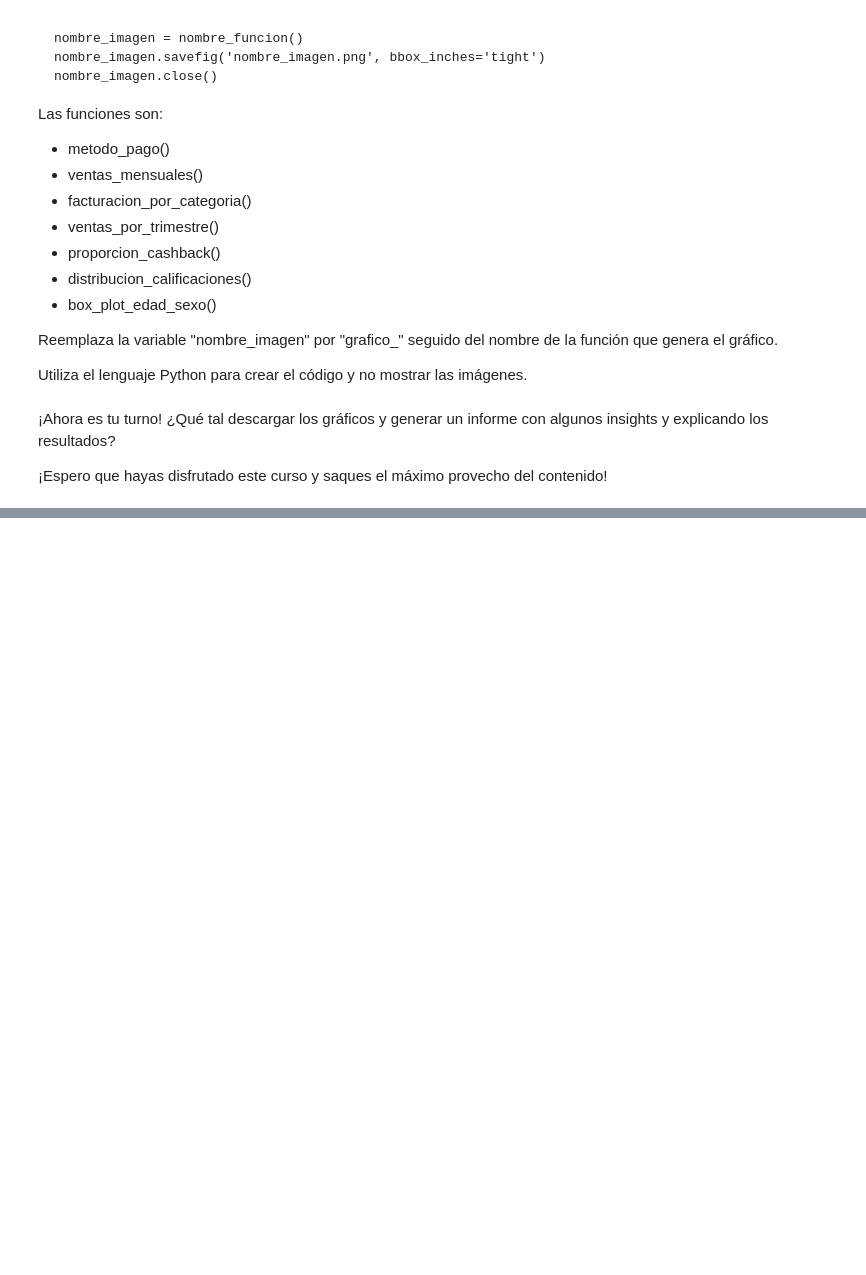
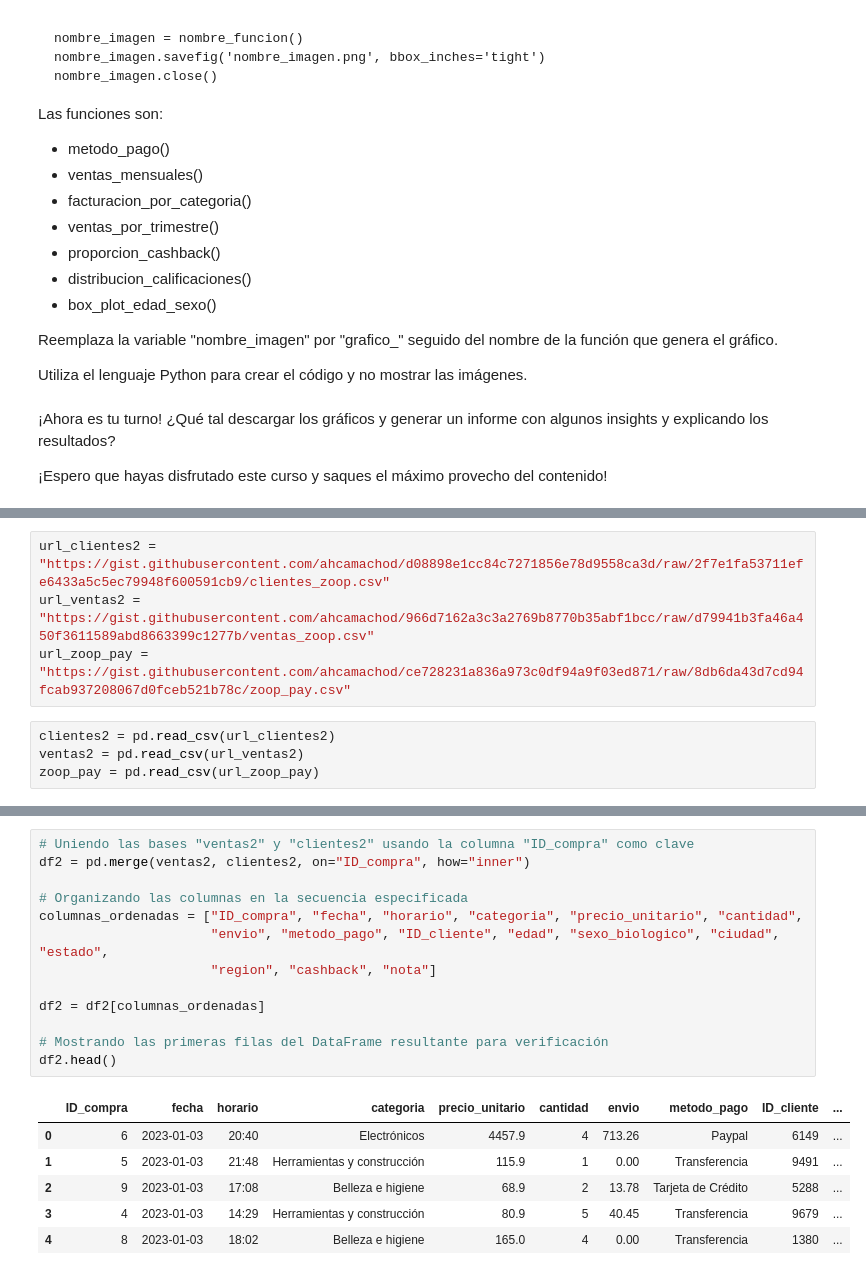
Before and after one commit to Daimond92/python_data_science, a Jupyter notebook: IA_aplicada_a_ciencia_de_datos.ipynb, the cells around one changed output, grey strips where cells are left out. Drawn from its saved outputs; the diff is of its cells as text; blank space fills up the shorter version.

```diff
--- a/IA_aplicada_a_ciencia_de_datos.ipynb
+++ b/IA_aplicada_a_ciencia_de_datos.ipynb
@@ -877,0 +1372,8 @@ Utiliza el lenguaje Python para crear el código y no mostrar las imágenes.
+# %%
+url_clientes2 = "https://gist.githubusercontent.com/ahcamachod/d08898e1cc84c7271856e78d9558ca3d/raw/2f7e1fa53711efe6433a5c5ec79948f600591cb9/clientes_zoop.csv"
+url_ventas2 = "https://gist.githubusercontent.com/ahcamachod/966d7162a3c3a2769b8770b35abf1bcc/raw/d79941b3fa46a450f3611589abd8663399c1277b/ventas_zoop.csv"
+url_zoop_pay = "https://gist.githubusercontent.com/ahcamachod/ce728231a836a973c0df94a9f03ed871/raw/8db6da43d7cd94fcab937208067d0fceb521b78c/zoop_pay.csv"
+# %%
+clientes2 = pd.read_csv(url_clientes2)
+ventas2 = pd.read_csv(url_ventas2)
+zoop_pay = pd.read_csv(url_zoop_pay)
@@ -877,0 +1430,20 @@ Utiliza el lenguaje Python para crear el código y no mostrar las imágenes.
+# %%
+# Uniendo las bases "ventas2" y "clientes2" usando la columna "ID_compra" como clave
+df2 = pd.merge(ventas2, clientes2, on="ID_compra", how="inner")
+
+# Organizando las columnas en la secuencia especificada
+columnas_ordenadas = ["ID_compra", "fecha", "horario", "categoria", "precio_unitario", "cantidad",
+                      "envio", "metodo_pago", "ID_cliente", "edad", "sexo_biologico", "ciudad", "estado",
+                      "region", "cashback", "nota"]
+
+df2 = df2[columnas_ordenadas]
+
+# Mostrando las primeras filas del DataFrame resultante para verificación
+df2.head()
+# %% [output]
+|  | ID_compra | fecha | horario | categoria | precio_unitario | cantidad | envio | metodo_pago | ID_cliente | ... |
+| 0 | 6 | 2023-01-03 | 20:40 | Electrónicos | 4457.9 | 4 | 713.26 | Paypal | 6149 | ... |
+| 1 | 5 | 2023-01-03 | 21:48 | Herramientas y construcción | 115.9 | 1 | 0.00 | Transferencia | 9491 | ... |
+| 2 | 9 | 2023-01-03 | 17:08 | Belleza e higiene | 68.9 | 2 | 13.78 | Tarjeta de Crédito | 5288 | ... |
+| 3 | 4 | 2023-01-03 | 14:29 | Herramientas y construcción | 80.9 | 5 | 40.45 | Transferencia | 9679 | ... |
+| 4 | 8 | 2023-01-03 | 18:02 | Belleza e higiene | 165.0 | 4 | 0.00 | Transferencia | 1380 | ... |
```
Also changed, not shown: parts of 46 cells of this notebook.
